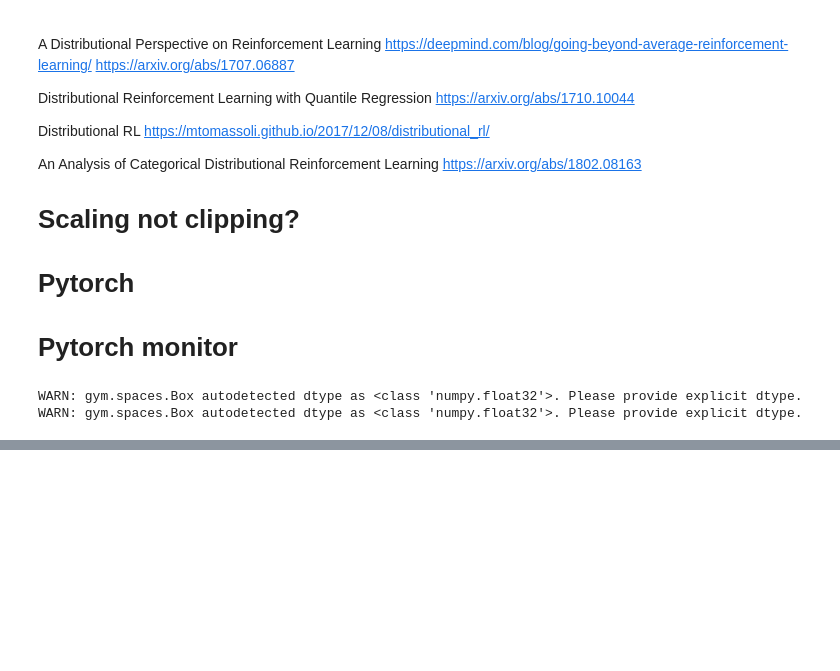
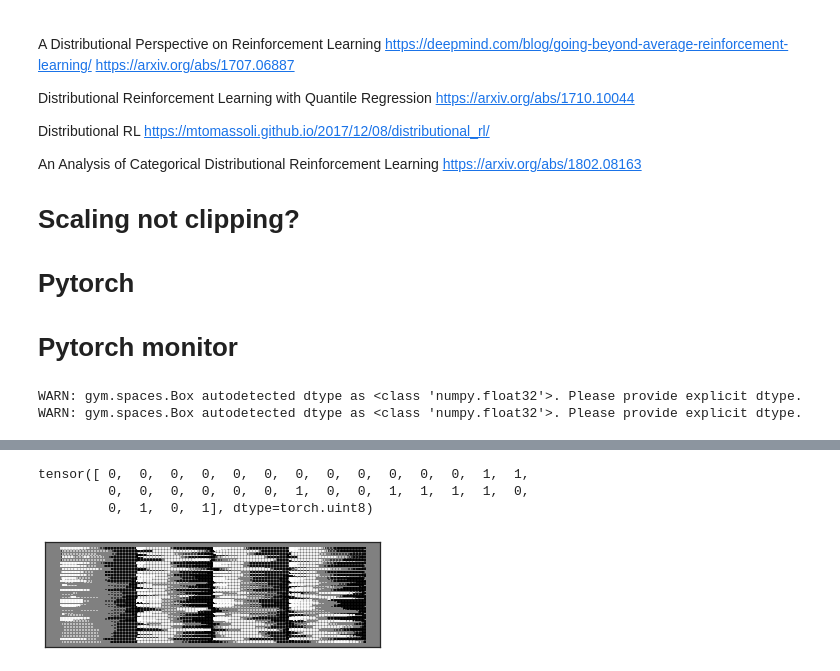
Before and after one commit to liavkoren/ai-ml-rl, a Jupyter notebook: dqn_implementations/mine/DQN part 2 -- Distributional DQN.ipynb, the cells around one changed output, grey strips where cells are left out. Saved outputs shown, nothing was run; the diff lists cells and outputs as text; code cells hidden in the pictures; blank space fills up the shorter version.

```diff
--- a/dqn_implementations/mine/DQN part 2 -- Distributional DQN.ipynb
+++ b/dqn_implementations/mine/DQN part 2 -- Distributional DQN.ipynb
@@ -448,0 +452,12 @@ state = lunarlander.reset()
+# %%
+states, actions, rewards, states_, dones = agent.memory.sample()
+rewards > 0
+# %% [output]
+tensor([ 0,  0,  0,  0,  0,  0,  0,  0,  0,  0,  0,  0,  1,  1,
+         0,  0,  0,  0,  0,  0,  1,  0,  0,  1,  1,  1,  1,  0,
+         0,  1,  0,  1], dtype=torch.uint8)
+# %%
+
+hinton(agent.target_net.linear2.weight.detach())
+# %% [output]
+[figure, added]
```
Also changed, not shown: parts of 13 cells of this notebook.
